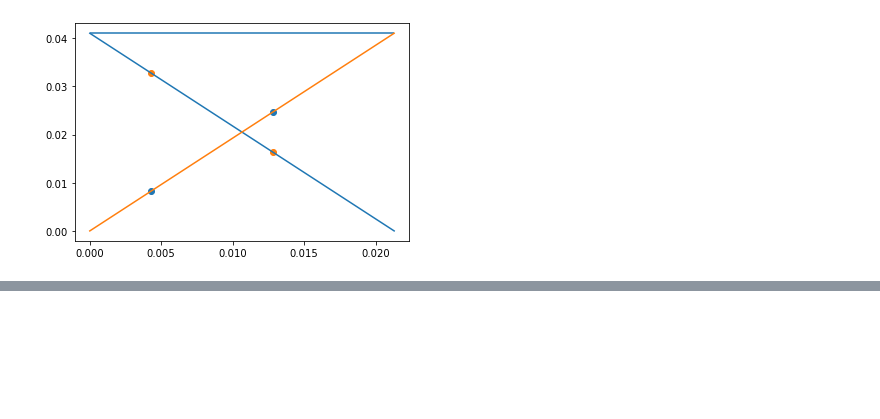
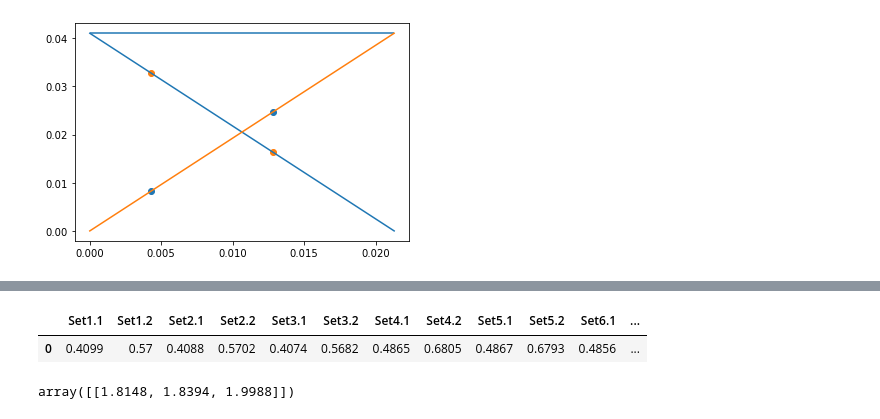
Before and after one commit to Vendetta0462/LaboratoriosFisica, a Jupyter notebook: Practica 2 - E Mecanica/code/E_Mec.ipynb, the cells around one changed output, grey strips where cells are left out. Drawn from its saved outputs; the diff is of its cells as text; code cells hidden in the pictures; blank space fills up the shorter version.

```diff
--- a/Practica 2 - E Mecanica/code/E_Mec.ipynb
+++ b/Practica 2 - E Mecanica/code/E_Mec.ipynb
@@ -179,0 +201,9 @@ print(m_1*g*b_1, "\n",E[["Set1.1", "Set1.2"]])
+# %%
+data_prom
+# %% [output]
+|  | Set1.1 | Set1.2 | Set2.1 | Set2.2 | Set3.1 | Set3.2 | Set4.1 | Set4.2 | Set5.1 | Set5.2 | Set6.1 | ... |
+| 0 | 0.4099 | 0.57 | 0.4088 | 0.5702 | 0.4074 | 0.5682 | 0.4865 | 0.6805 | 0.4867 | 0.6793 | 0.4856 | ... |
+# %%
+np.round((1-data_prom[data_prom.columns[13:18:2]].values/vel[0][5])*100,4)
+# %% [output]
+array([[1.8148, 1.8394, 1.9988]])
```
Also changed, not shown: parts of 6 cells of this notebook, 3 other files.
